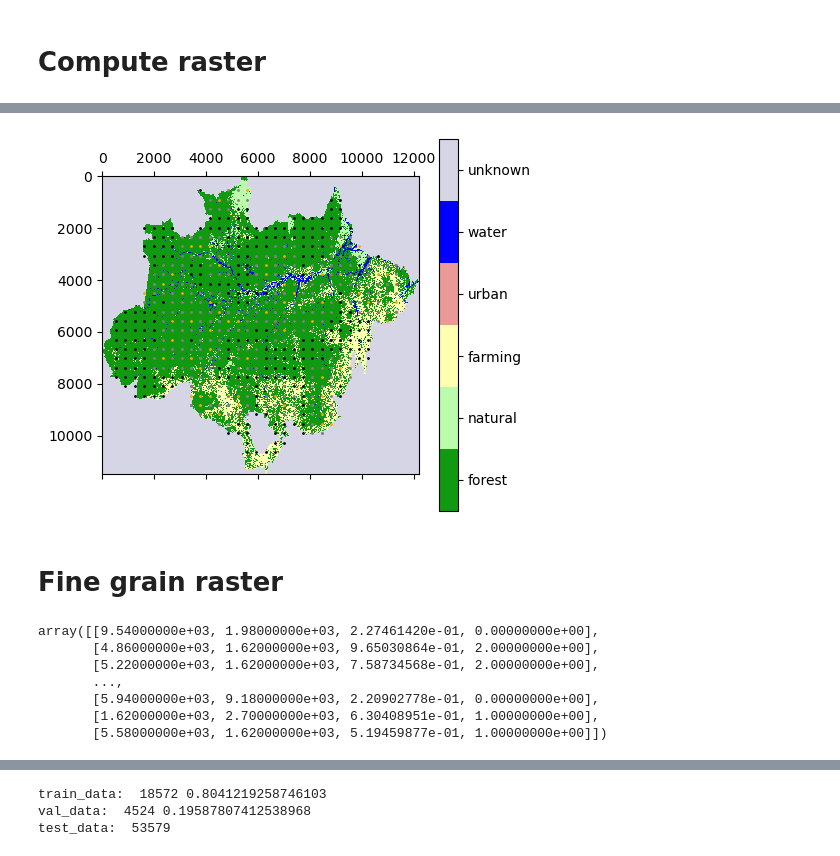
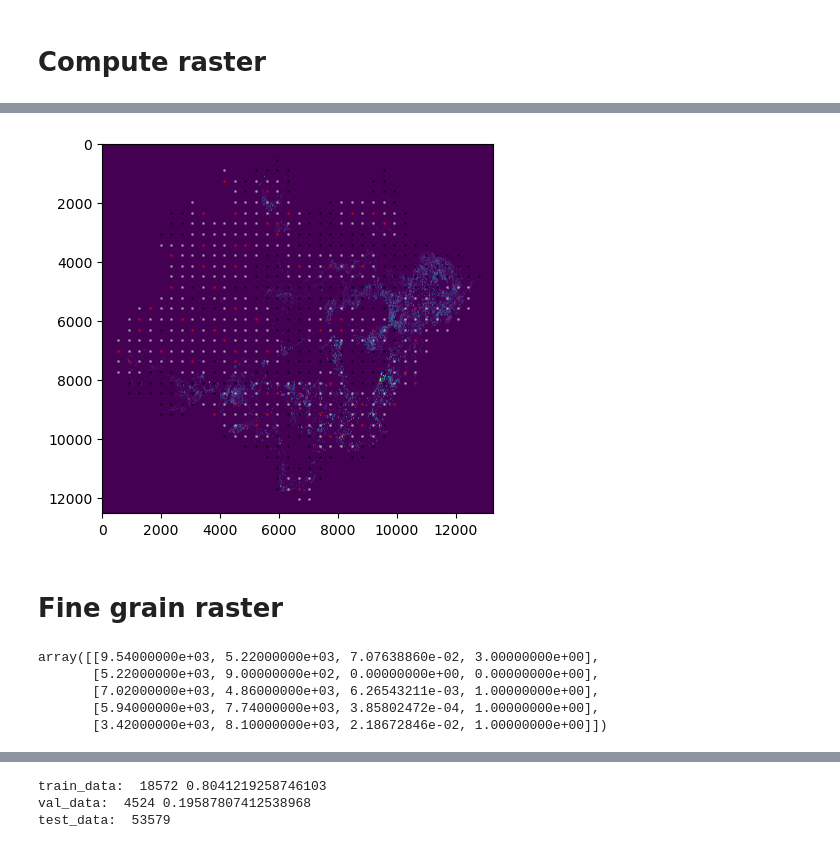
Before and after one commit to TimEngelmann/future-deforestation, a Jupyter notebook: notebooks/data_splitting.ipynb, the cells around one changed output, grey strips where cells are left out. Drawn from its saved outputs; the diff is of its cells as text; code cells hidden in the pictures.

Commit message:
Allow filtering in data split

```diff
--- a/notebooks/data_splitting.ipynb
+++ b/notebooks/data_splitting.ipynb
@@ -129,2 +189,6 @@ plt.show()
+# %%
+transition_2005_2010, _ = load_processed_transition_data(2005, 2010, resolution=250, delta=delta)
+transition_2010_2015, _ = load_processed_transition_data(2010, 2015, resolution=250, delta=delta)
+transition_2015_2020, _ = load_processed_transition_data(2015, 2020, resolution=250, delta=delta)
 # %% [markdown]
 # Compute raster
@@ -146,22 +195,30 @@ print(input_px)
 # %%
-x = np.arange(1.5 * delta, width - 1.5 * delta, delta)
-y = np.arange(1.5 * delta, height - 1.5 * delta, delta)
+height = bio_data_2010.shape[0]
+width = bio_data_2010.shape[1]
+
+x = np.arange(0.5 * delta, width - 0.5 * delta, delta)
+y = np.arange(0.5 * delta, height - 0.5 * delta, delta)
 xv, yv = np.meshgrid(x, y)
 
 bbox = []
 for x, y in zip(xv.flatten(), yv.flatten()):
-    window = bio_data[int(y-delta/2):int(y+delta/2), int(x-delta/2):int(x+delta/2)]
-    forest_cover = np.count_nonzero(window == 0)/delta**2
-    empty_cover = np.count_nonzero(window == 255)/delta**2
-    if (forest_cover > 0) & (empty_cover < 0.8):
-        bbox.append((x,y,forest_cover))
+    window_bio = bio_data_2010[int(y-delta/2):int(y+delta/2), int(x-delta/2):int(x+delta/2)]
+    forest_cover = np.count_nonzero(window_bio == 0)/delta**2
+    empty_cover = np.count_nonzero(window_bio == 255)/delta**2
 
-xv, yv, forest_cover = zip(*bbox)
+    # filter clusters that dont have any forest or are mostly empty
+    if (forest_cover >= 0) & (empty_cover < 1):
+        window_transition_prior = transition_2005_2010[int(y-delta/2):int(y+delta/2), int(x-delta/2):int(x+delta/2)]
+        transition_prior = torch.sum(window_transition_prior)/delta**2
+        bbox.append((x,y,transition_prior))
 
-bins = np.linspace(0,1,4)
-forest_cover_bin = np.digitize(forest_cover, bins) - 1
+xv, yv, transition_prior = zip(*bbox)
 
-data_grid = np.vstack([xv, yv, forest_cover, forest_cover_bin]).T
+nr_bins = 6
+bins = np.linspace(0,np.max(transition_prior),nr_bins)
+transition_prior_bin = np.digitize(transition_prior, bins, right=True)
+
+data_grid = np.vstack([xv, yv, transition_prior, transition_prior_bin]).T
 train_data, val_data = train_test_split(data_grid, test_size=0.1, random_state=42, stratify=data_grid[:,-1])
 
 delete_indices = []
@@ -171,7 +228,7 @@ for point in val_data:
         if len(indices) > 0:
             delete_indices.append(indices[0])
 
-dropped_data = train_data[delete_indices]
+dropped_data = train_data[np.unique(delete_indices)]
 train_data = np.delete(train_data, delete_indices, axis=0)
 # %%
 unique_ppp = int(delta / output_px)**2
@@ -192,25 +255,24 @@ plt.show()
 # %%
 cmap = colors.ListedColormap(['#129912','#bbfcac', '#ffffb2', '#ea9999', '#0000ff', '#D5D5E5'])
-mat = plt.matshow(bio_data,cmap=cmap,vmin = -.5, vmax = 5.5)
-plt.scatter(val_data[:,0], val_data[:,1], s=1, c='orange')
-plt.scatter(train_data[:,0], train_data[:,1], s=1, c='k')
-plt.scatter(dropped_data[:,0], dropped_data[:,1], s=1, c='grey')
+# mat = plt.matshow(bio_data_2010,cmap=cmap,vmin = -.5, vmax = 5.5)
+plt.imshow(transition_2005_2010, alpha=1)
+plt.scatter(val_data[:,0], val_data[:,1], s=1, c='red', alpha=0.5)
+plt.scatter(train_data[:,0], train_data[:,1], s=1, c='k', alpha=0.5)
+plt.scatter(dropped_data[:,0], dropped_data[:,1], s=1, c='lightgrey', alpha=0.5)
 cax = plt.colorbar(mat, ticks=np.arange(0,6))
 cax.ax.set_yticklabels(['forest', 'natural', 'farming', 'urban', 'water', 'unknown'])
 plt.show()
 # %% [output]
-[figure, old version]
+[figure, new version]
 # %% [markdown]
 # Fine grain raster
 # %%
-train_data
+train_data[:5]
 # %% [output]
-array([[9.54000000e+03, 1.98000000e+03, 2.27461420e-01, 0.00000000e+00],
-       [4.86000000e+03, 1.62000000e+03, 9.65030864e-01, 2.00000000e+00],
-       [5.22000000e+03, 1.62000000e+03, 7.58734568e-01, 2.00000000e+00],
-       ...,
-       [5.94000000e+03, 9.18000000e+03, 2.20902778e-01, 0.00000000e+00],
-       [1.62000000e+03, 2.70000000e+03, 6.30408951e-01, 1.00000000e+00],
-       [5.58000000e+03, 1.62000000e+03, 5.19459877e-01, 1.00000000e+00]])
+array([[9.54000000e+03, 5.22000000e+03, 7.07638860e-02, 3.00000000e+00],
+       [5.22000000e+03, 9.00000000e+02, 0.00000000e+00, 0.00000000e+00],
+       [7.02000000e+03, 4.86000000e+03, 6.26543211e-03, 1.00000000e+00],
+       [5.94000000e+03, 7.74000000e+03, 3.85802472e-04, 1.00000000e+00],
+       [3.42000000e+03, 8.10000000e+03, 2.18672846e-02, 1.00000000e+00]])
 # %%
 train_data_cluster = train_data[0]
```
Also changed, not shown: parts of 20 cells of this notebook, 1 other file.
